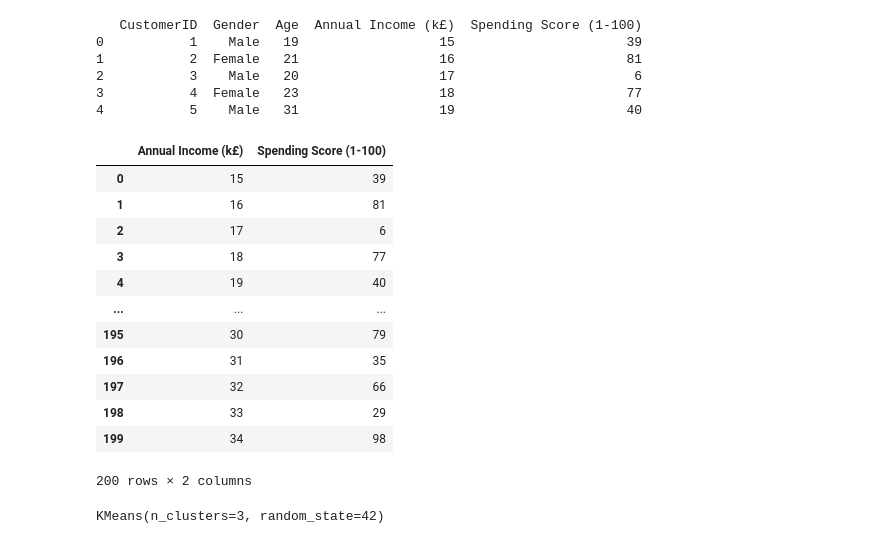
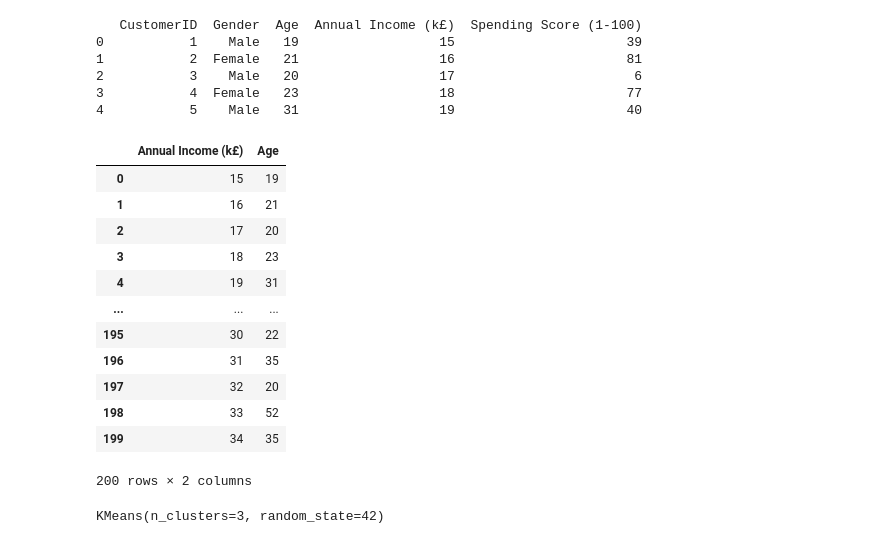
Before and after one commit to GeorgeDobritoiu/carpool-website, a Jupyter notebook: week_6_classroom.ipynb, the cells around one changed output. Saved outputs shown, nothing was run; the diff lists cells and outputs as text; code cells hidden in the pictures.

```diff
--- a/week_6_classroom.ipynb
+++ b/week_6_classroom.ipynb
@@ -18,21 +18,21 @@ print(df.head())
 3           4  Female   23                  18                      77
 4           5    Male   31                  19                      40
 # %%
-features = df[['Annual Income (k£)', 'Spending Score (1-100)']]
+features = df[['Annual Income (k£)', 'Age']]
 features
 # %% [output]
-|  | Annual Income (k£) | Spending Score (1-100) |
-| 0 | 15 | 39 |
-| 1 | 16 | 81 |
-| 2 | 17 | 6 |
-| 3 | 18 | 77 |
-| 4 | 19 | 40 |
+|  | Annual Income (k£) | Age |
+| 0 | 15 | 19 |
+| 1 | 16 | 21 |
+| 2 | 17 | 20 |
+| 3 | 18 | 23 |
+| 4 | 19 | 31 |
 | ... | ... | ... |
-| 195 | 30 | 79 |
+| 195 | 30 | 22 |
 | 196 | 31 | 35 |
-| 197 | 32 | 66 |
-| 198 | 33 | 29 |
-| 199 | 34 | 98 |
+| 197 | 32 | 20 |
+| 198 | 33 | 52 |
+| 199 | 34 | 35 |
 200 rows × 2 columns
 # %%
 scaler = StandardScaler()
```
Also changed, not shown: parts of 3 cells of this notebook.
